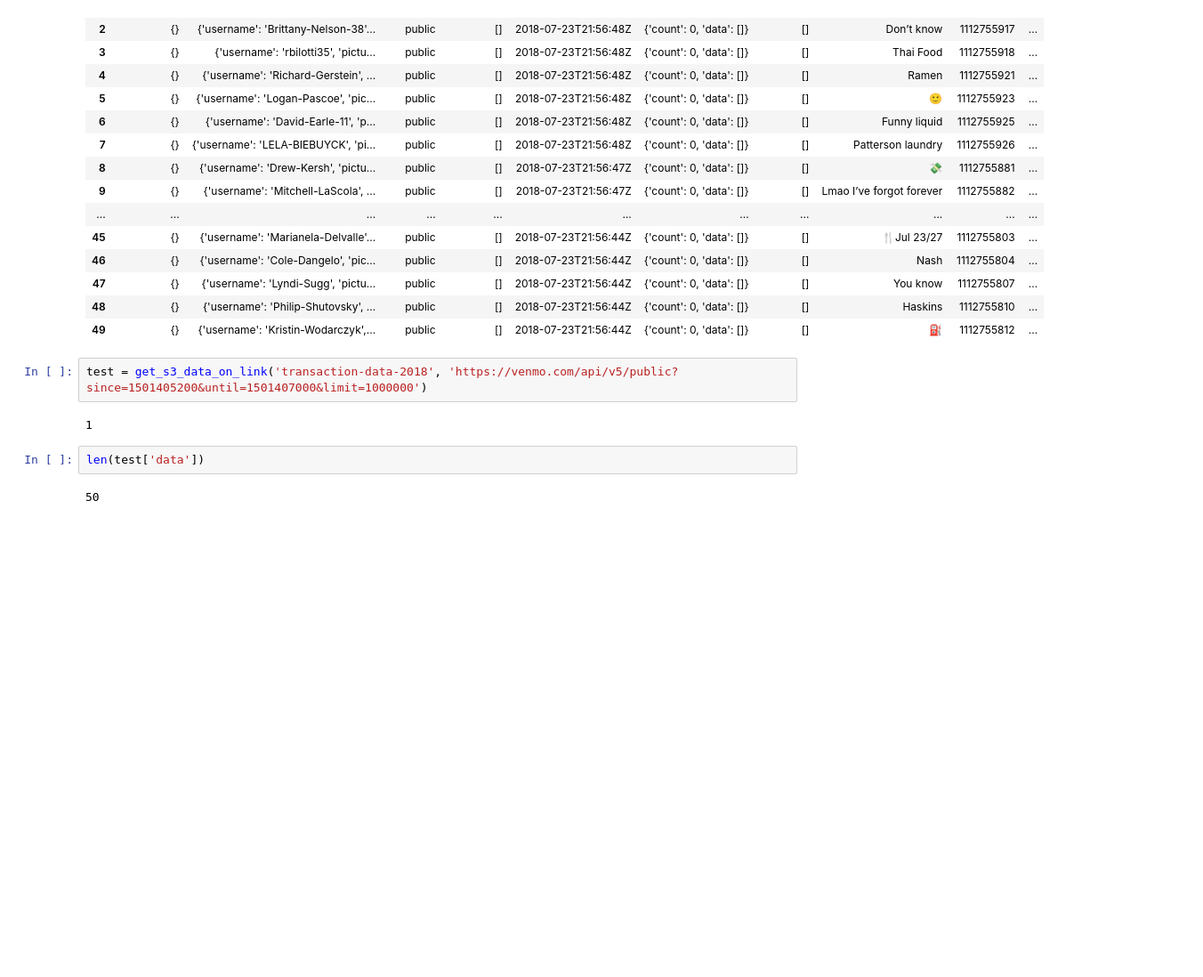
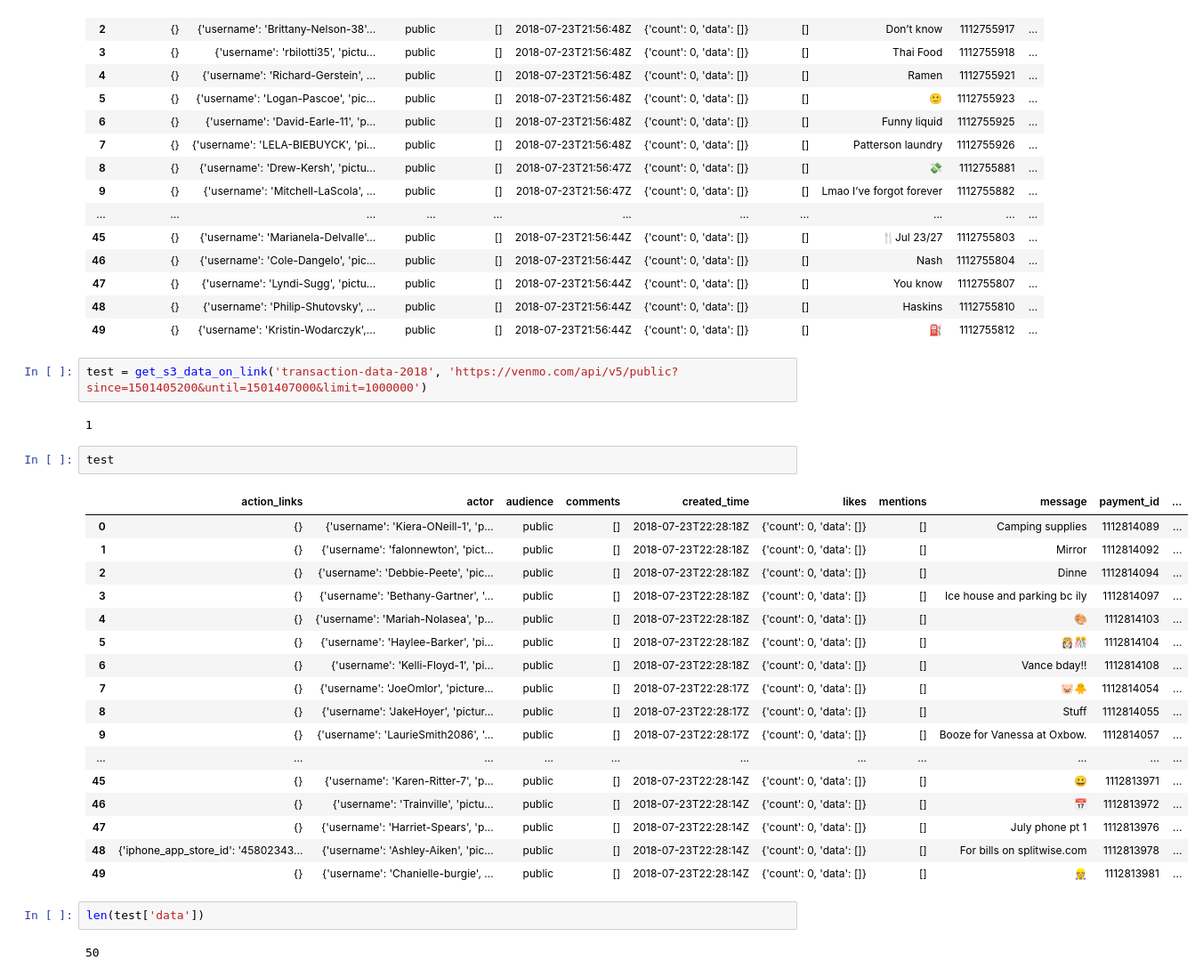
Before and after one commit to ellcrane/venmo, a Jupyter notebook: scrape_venmo.ipynb, the cells around one changed output. Shown: that part at 89% size. Drawn from its saved outputs; the diff is of its cells as text; blank space fills up the shorter version.

```diff
--- a/scrape_venmo.ipynb
+++ b/scrape_venmo.ipynb
@@ -115,6 +115,26 @@ get_s3_data_on_link('transaction-data-2018', word)
 test = get_s3_data_on_link('transaction-data-2018', 'https://venmo.com/api/v5/public?since=1501405200&until=1501407000&limit=1000000')
 # %% [output]
 1
+# %%
+test
+# %% [output]
+|  | action_links | actor | audience | comments | created_time | likes | mentions | message | payment_id | ... |
+| 0 | {} | {'username': 'Kiera-ONeill-1', 'p... | public | [] | 2018-07-23T22:28:18Z | {'count': 0, 'data': []} | [] | Camping supplies | 1112814089 | ... |
+| 1 | {} | {'username': 'falonnewton', 'pict... | public | [] | 2018-07-23T22:28:18Z | {'count': 0, 'data': []} | [] | Mirror | 1112814092 | ... |
+| 2 | {} | {'username': 'Debbie-Peete', 'pic... | public | [] | 2018-07-23T22:28:18Z | {'count': 0, 'data': []} | [] | Dinne | 1112814094 | ... |
+| 3 | {} | {'username': 'Bethany-Gartner', '... | public | [] | 2018-07-23T22:28:18Z | {'count': 0, 'data': []} | [] | Ice house and parking bc ily | 1112814097 | ... |
+| 4 | {} | {'username': 'Mariah-Nolasea', 'p... | public | [] | 2018-07-23T22:28:18Z | {'count': 0, 'data': []} | [] | 🎨 | 1112814103 | ... |
+| 5 | {} | {'username': 'Haylee-Barker', 'pi... | public | [] | 2018-07-23T22:28:18Z | {'count': 0, 'data': []} | [] | 👸🏻🎊 | 1112814104 | ... |
+| 6 | {} | {'username': 'Kelli-Floyd-1', 'pi... | public | [] | 2018-07-23T22:28:18Z | {'count': 0, 'data': []} | [] | Vance bday!! | 1112814108 | ... |
+| 7 | {} | {'username': 'JoeOmlor', 'picture... | public | [] | 2018-07-23T22:28:17Z | {'count': 0, 'data': []} | [] | 🐷🐥 | 1112814054 | ... |
+| 8 | {} | {'username': 'JakeHoyer', 'pictur... | public | [] | 2018-07-23T22:28:17Z | {'count': 0, 'data': []} | [] | Stuff | 1112814055 | ... |
+| 9 | {} | {'username': 'LaurieSmith2086', '... | public | [] | 2018-07-23T22:28:17Z | {'count': 0, 'data': []} | [] | Booze for Vanessa at Oxbow. | 1112814057 | ... |
+| ... | ... | ... | ... | ... | ... | ... | ... | ... | ... | ... |
+| 45 | {} | {'username': 'Karen-Ritter-7', 'p... | public | [] | 2018-07-23T22:28:14Z | {'count': 0, 'data': []} | [] | 😀 | 1112813971 | ... |
+| 46 | {} | {'username': 'Trainville', 'pictu... | public | [] | 2018-07-23T22:28:14Z | {'count': 0, 'data': []} | [] | 📅 | 1112813972 | ... |
+| 47 | {} | {'username': 'Harriet-Spears', 'p... | public | [] | 2018-07-23T22:28:14Z | {'count': 0, 'data': []} | [] | July phone pt 1 | 1112813976 | ... |
+| 48 | {'iphone_app_store_id': '45802343... | {'username': 'Ashley-Aiken', 'pic... | public | [] | 2018-07-23T22:28:14Z | {'count': 0, 'data': []} | [] | For bills on splitwise.com | 1112813978 | ... |
+| 49 | {} | {'username': 'Chanielle-burgie', ... | public | [] | 2018-07-23T22:28:14Z | {'count': 0, 'data': []} | [] | 👷 | 1112813981 | ... |
 # %%
 len(test['data'])
 # %% [output]
```
Also changed, not shown: parts of 1 cell of this notebook, 1 other file.
